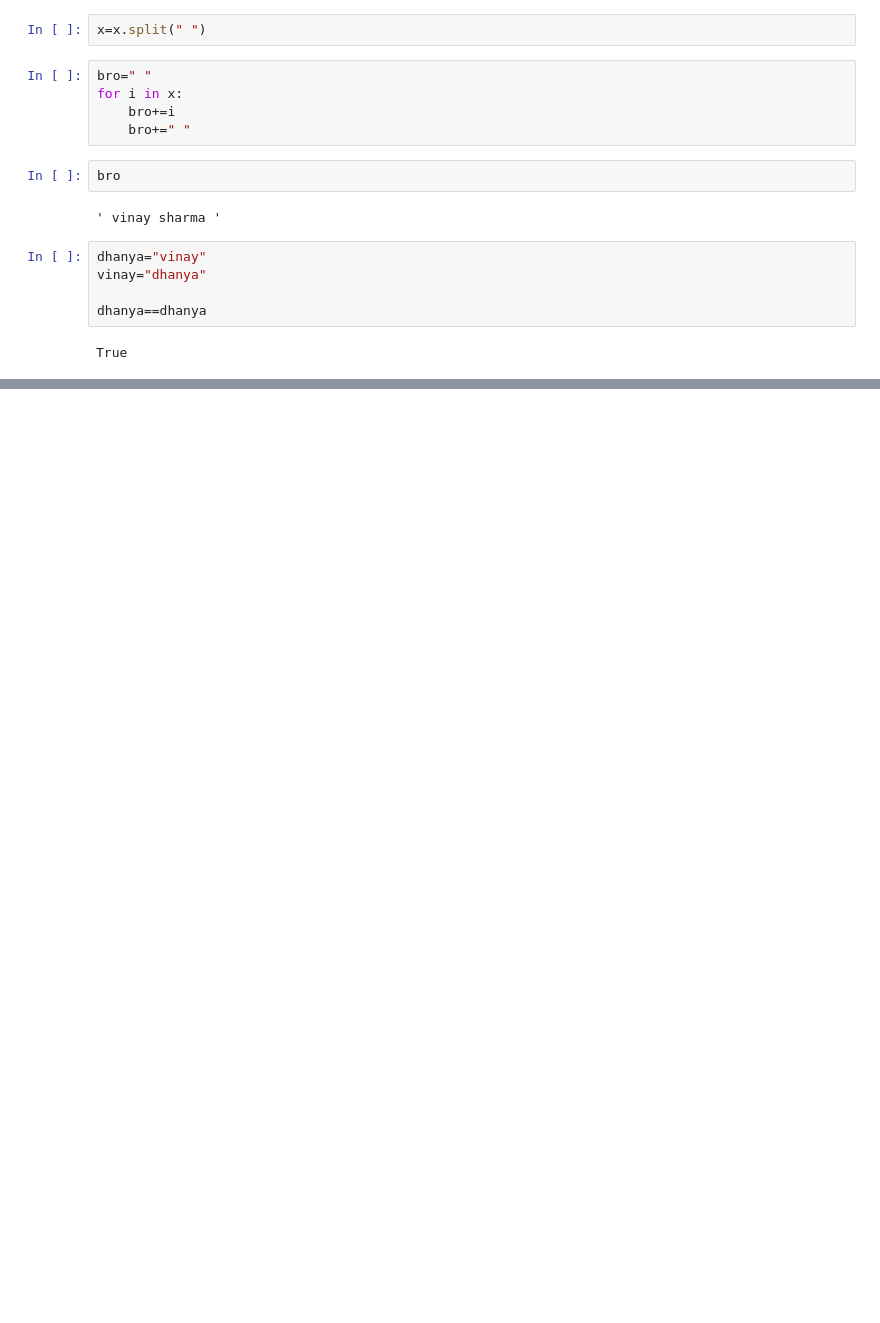
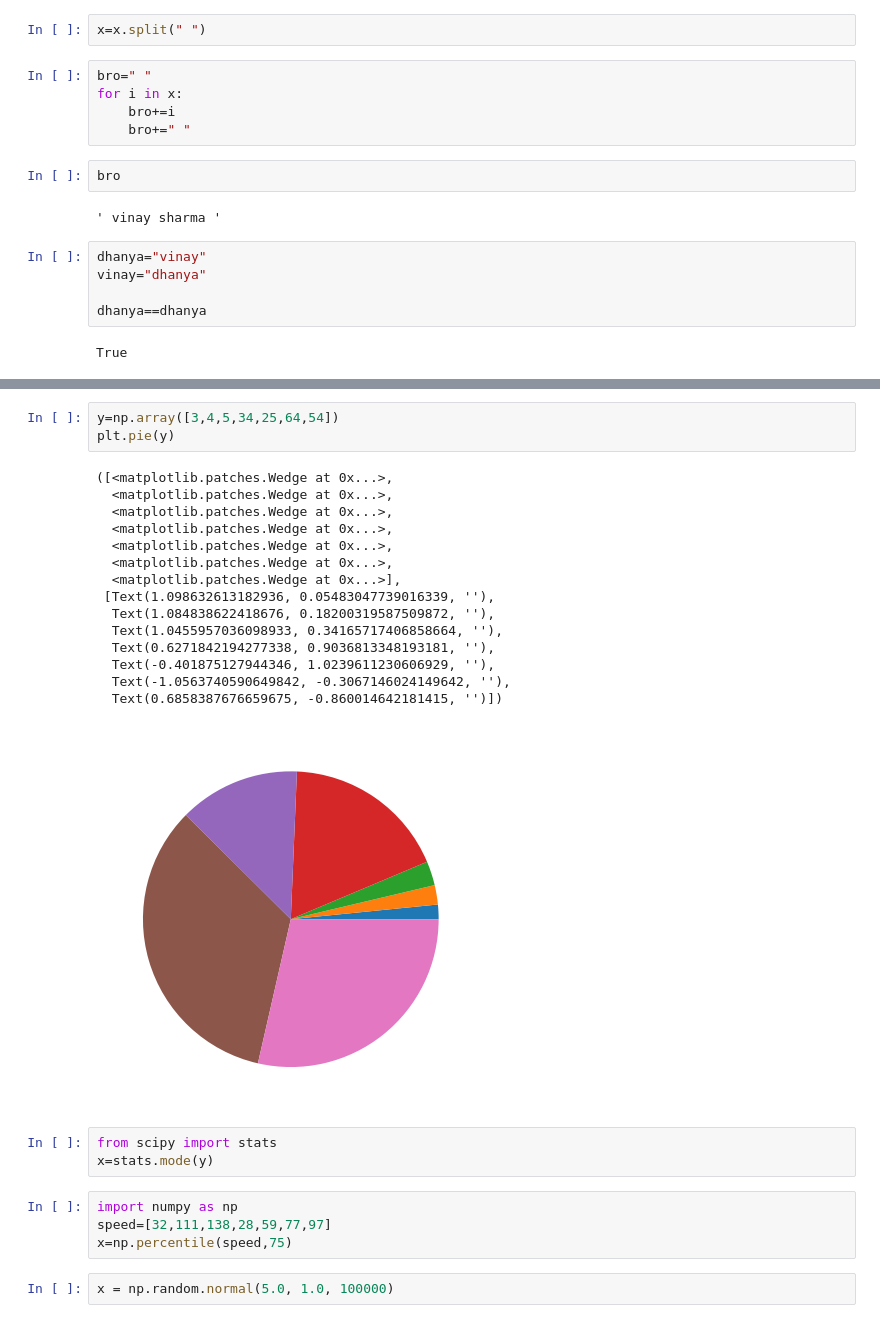
Before and after one commit to VinaySharma-hub/Hackathons_DSA_PREP, a Jupyter notebook: Practice/python1.ipynb, the cells around one changed output, grey strips where cells are left out. Cells and saved outputs as stored; diff of their text form; blank space fills up the shorter version.

```diff
--- a/Practice/python1.ipynb
+++ b/Practice/python1.ipynb
@@ -235,0 +993,28 @@ True
+# %%
+y=np.array([3,4,5,34,25,64,54])
+plt.pie(y)
+# %% [output]
+([<matplotlib.patches.Wedge at 0x...>,
+  <matplotlib.patches.Wedge at 0x...>,
+  <matplotlib.patches.Wedge at 0x...>,
+  <matplotlib.patches.Wedge at 0x...>,
+  <matplotlib.patches.Wedge at 0x...>,
+  <matplotlib.patches.Wedge at 0x...>,
+  <matplotlib.patches.Wedge at 0x...>],
+ [Text(1.098632613182936, 0.05483047739016339, ''),
+  Text(1.084838622418676, 0.18200319587509872, ''),
+  Text(1.0455957036098933, 0.34165717406858664, ''),
+  Text(0.6271842194277338, 0.9036813348193181, ''),
+  Text(-0.401875127944346, 1.0239611230606929, ''),
+  Text(-1.0563740590649842, -0.3067146024149642, ''),
+  Text(0.6858387676659675, -0.860014642181415, '')])
+[figure, added]
+# %%
+from scipy import stats
+x=stats.mode(y)
+# %%
+import numpy as np
+speed=[32,111,138,28,59,77,97]
+x=np.percentile(speed,75)
+# %%
+x = np.random.normal(5.0, 1.0, 100000)
```
Also changed, not shown: parts of 134 cells of this notebook, 21 other files.
